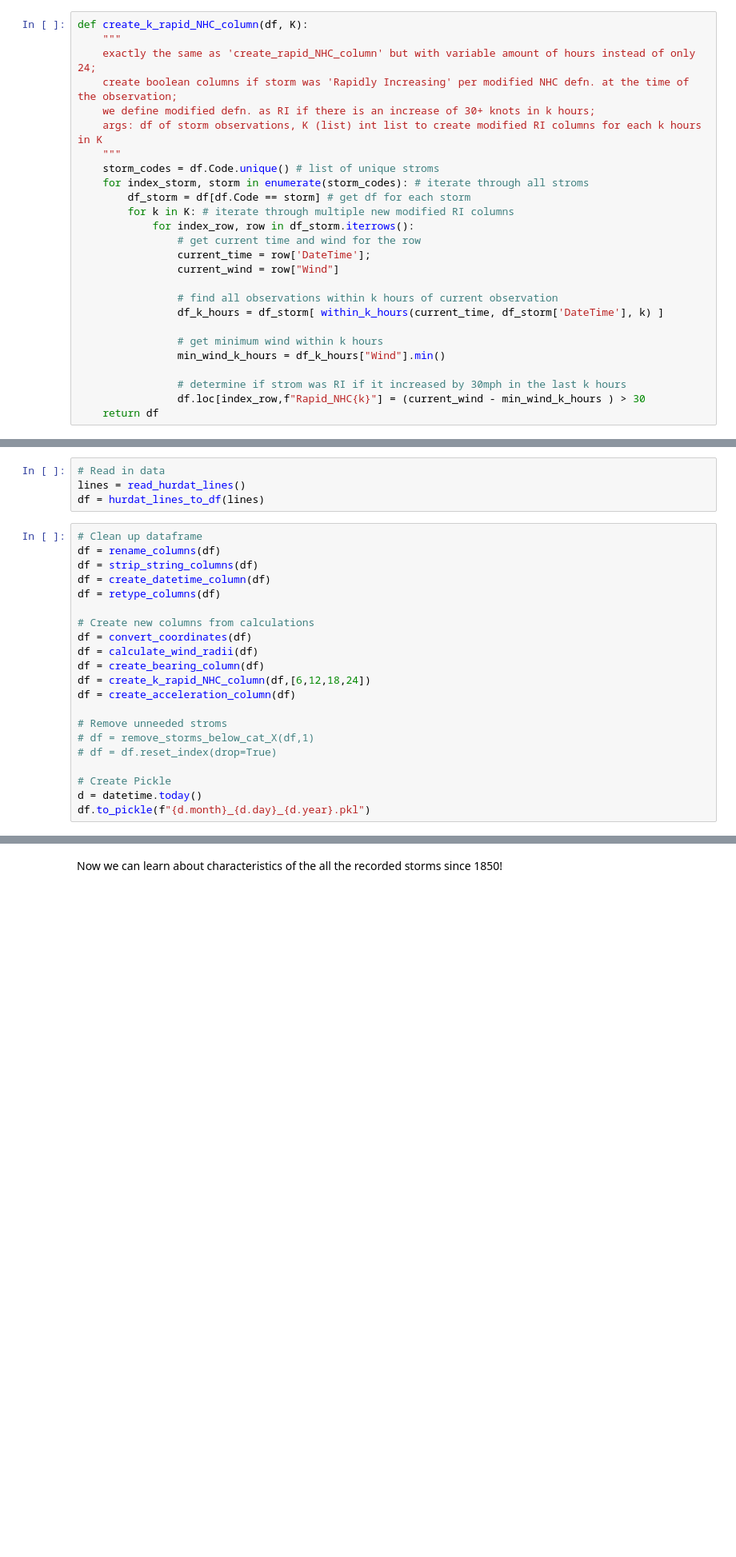
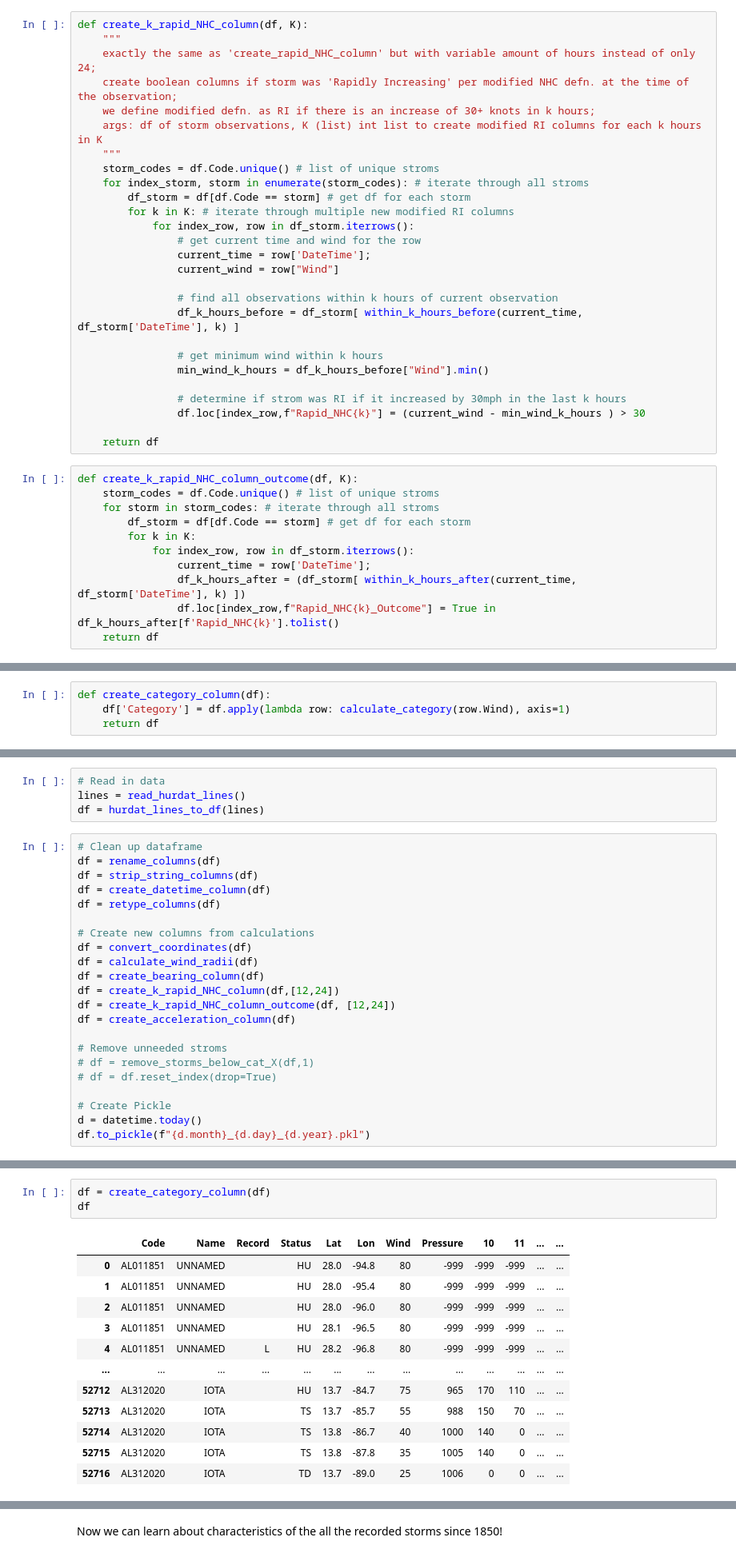
Before and after one commit to SamLeBlanc/Hurricane-RI-Analysis, a Jupyter notebook: scripts/RI_Analysis.ipynb, the cells around one changed output, grey strips where cells are left out. Shown at 80% size. Drawn from its saved outputs; the diff is of its cells as text; blank space fills up the shorter version.

```diff
--- a/scripts/RI_Analysis.ipynb
+++ b/scripts/RI_Analysis.ipynb
@@ -273,11 +198,23 @@ def create_k_rapid_NHC_column(df, K):
                 current_wind = row["Wind"]
 
                 # find all observations within k hours of current observation
-                df_k_hours = df_storm[ within_k_hours(current_time, df_storm['DateTime'], k) ]
+                df_k_hours_before = df_storm[ within_k_hours_before(current_time, df_storm['DateTime'], k) ]
 
                 # get minimum wind within k hours
-                min_wind_k_hours = df_k_hours["Wind"].min()
+                min_wind_k_hours = df_k_hours_before["Wind"].min()
 
                 # determine if strom was RI if it increased by 30mph in the last k hours
                 df.loc[index_row,f"Rapid_NHC{k}"] = (current_wind - min_wind_k_hours ) > 30
+
     return df
+# %%
+def create_k_rapid_NHC_column_outcome(df, K):
+    storm_codes = df.Code.unique() # list of unique stroms
+    for storm in storm_codes: # iterate through all stroms
+        df_storm = df[df.Code == storm] # get df for each storm
+        for k in K:
+            for index_row, row in df_storm.iterrows():
+                current_time = row['DateTime'];
+                df_k_hours_after = (df_storm[ within_k_hours_after(current_time, df_storm['DateTime'], k) ])
+                df.loc[index_row,f"Rapid_NHC{k}_Outcome"] = True in df_k_hours_after[f'Rapid_NHC{k}'].tolist()
+    return df
@@ -448,3 +389,7 @@ def calculate_category(wind):
         if wind > 0 and wind < cat:
             return i
     return 0
+# %%
+def create_category_column(df):
+    df['Category'] = df.apply(lambda row: calculate_category(row.Wind), axis=1)
+    return df
@@ -477,7 +428,8 @@ df = retype_columns(df)
 df = convert_coordinates(df)
 df = calculate_wind_radii(df)
 df = create_bearing_column(df)
-df = create_k_rapid_NHC_column(df,[6,12,18,24])
+df = create_k_rapid_NHC_column(df,[12,24])
+df = create_k_rapid_NHC_column_outcome(df, [12,24])
 df = create_acceleration_column(df)
 
 # Remove unneeded stroms
@@ -491,0 +442,16 @@ AttributeError: 'int' object has no attribute 'month'
+# %%
+df = create_category_column(df)
+df
+# %% [output]
+|  | Code | Name | Record | Status | Lat | Lon | Wind | Pressure | 10 | 11 | ... | ... |
+| 0 | AL011851 | UNNAMED |  | HU | 28.0 | -94.8 | 80 | -999 | -999 | -999 | ... | ... |
+| 1 | AL011851 | UNNAMED |  | HU | 28.0 | -95.4 | 80 | -999 | -999 | -999 | ... | ... |
+| 2 | AL011851 | UNNAMED |  | HU | 28.0 | -96.0 | 80 | -999 | -999 | -999 | ... | ... |
+| 3 | AL011851 | UNNAMED |  | HU | 28.1 | -96.5 | 80 | -999 | -999 | -999 | ... | ... |
+| 4 | AL011851 | UNNAMED | L | HU | 28.2 | -96.8 | 80 | -999 | -999 | -999 | ... | ... |
+| ... | ... | ... | ... | ... | ... | ... | ... | ... | ... | ... | ... | ... |
+| 52712 | AL312020 | IOTA |  | HU | 13.7 | -84.7 | 75 | 965 | 170 | 110 | ... | ... |
+| 52713 | AL312020 | IOTA |  | TS | 13.7 | -85.7 | 55 | 988 | 150 | 70 | ... | ... |
+| 52714 | AL312020 | IOTA |  | TS | 13.8 | -86.7 | 40 | 1000 | 140 | 0 | ... | ... |
+| 52715 | AL312020 | IOTA |  | TS | 13.8 | -87.8 | 35 | 1005 | 140 | 0 | ... | ... |
+| 52716 | AL312020 | IOTA |  | TD | 13.7 | -89.0 | 25 | 1006 | 0 | 0 | ... | ... |
```
Also changed, not shown: parts of 21 cells of this notebook, 7 other files.
